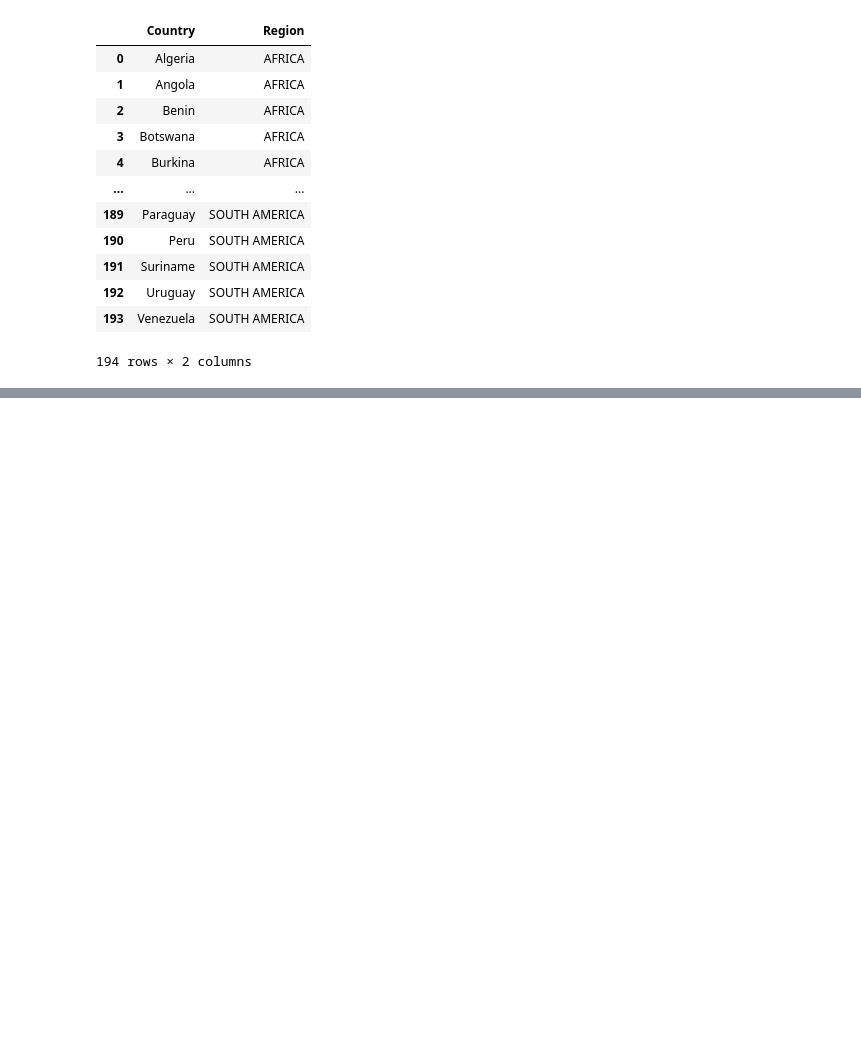
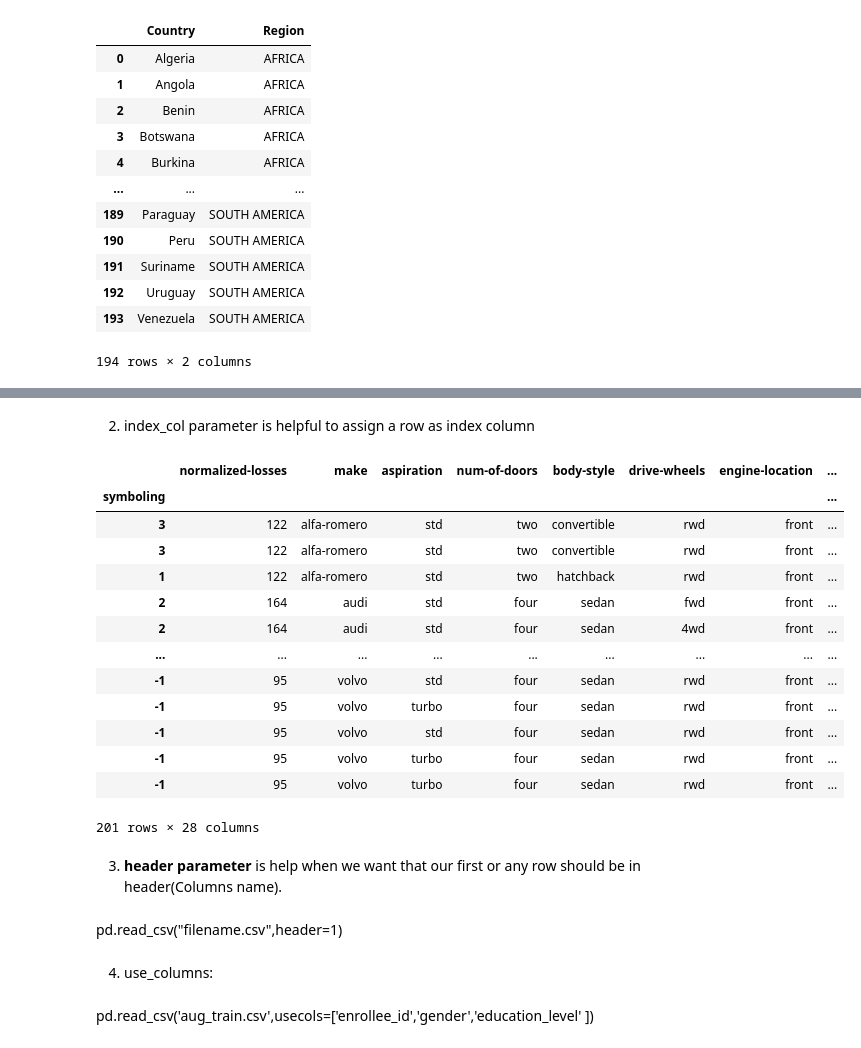
Before and after one commit to himanshu2285/ML-practices, a Jupyter notebook: ML_day15.ipynb, the cells around one changed output, grey strips where cells are left out. Drawn from its saved outputs; the diff is of its cells as text; code cells hidden in the pictures; blank space fills up the shorter version.

```diff
--- a/ML_day15.ipynb
+++ b/ML_day15.ipynb
@@ -50,0 +70,28 @@ pd.read_csv(data)
+# %% [markdown]
+2. index_col parameter is helpful to assign a row as index column
+# %%
+df = pd.read_csv("/content/automobile.csv",index_col="symboling")
+df
+# %% [output]
+|  | normalized-losses | make | aspiration | num-of-doors | body-style | drive-wheels | engine-location | ... |
+| symboling |  |  |  |  |  |  |  | ... |
+| 3 | 122 | alfa-romero | std | two | convertible | rwd | front | ... |
+| 3 | 122 | alfa-romero | std | two | convertible | rwd | front | ... |
+| 1 | 122 | alfa-romero | std | two | hatchback | rwd | front | ... |
+| 2 | 164 | audi | std | four | sedan | fwd | front | ... |
+| 2 | 164 | audi | std | four | sedan | 4wd | front | ... |
+| ... | ... | ... | ... | ... | ... | ... | ... | ... |
+| -1 | 95 | volvo | std | four | sedan | rwd | front | ... |
+| -1 | 95 | volvo | turbo | four | sedan | rwd | front | ... |
+| -1 | 95 | volvo | std | four | sedan | rwd | front | ... |
+| -1 | 95 | volvo | turbo | four | sedan | rwd | front | ... |
+| -1 | 95 | volvo | turbo | four | sedan | rwd | front | ... |
+201 rows × 28 columns
+# %% [markdown]
+3. **header parameter** is help when we want that our first or any row should be in header(Columns name).
+# %% [markdown]
+pd.read_csv("filename.csv",header=1)
+# %% [markdown]
+4. use_columns:
+# %% [markdown]
+pd.read_csv('aug_train.csv',usecols=['enrollee_id','gender','education_level' ])
```
Also changed, not shown: parts of 2 cells of this notebook.
